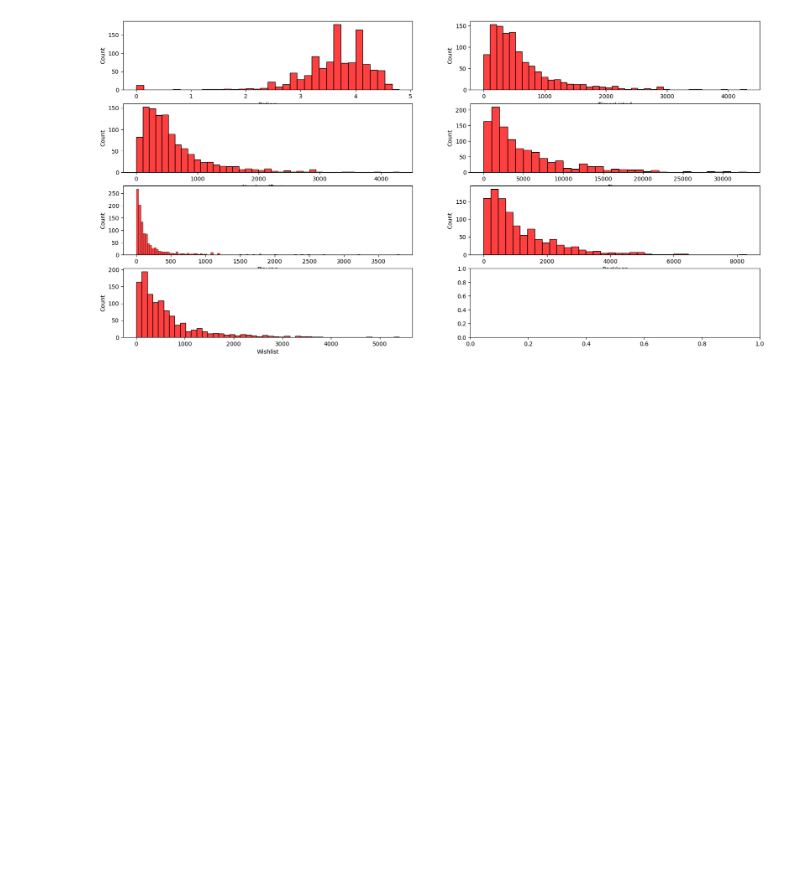
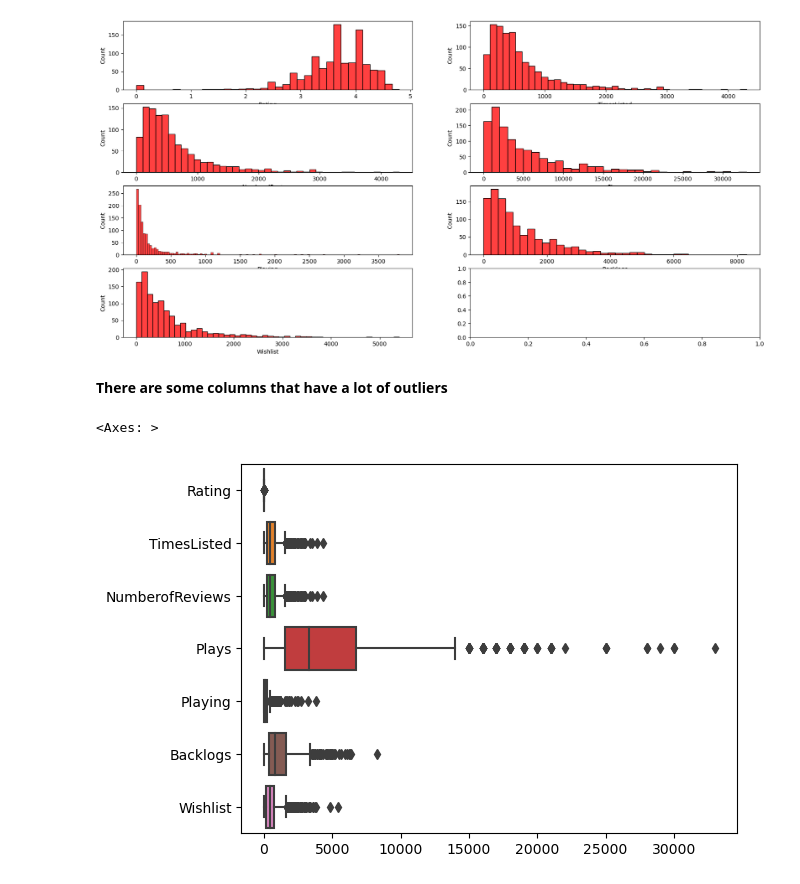
Before and after one commit to Setex10/Videogames-Dataframe, a Jupyter notebook: notebooks/notebook_2.ipynb, the cells around one changed output. Saved outputs shown, nothing was run; the diff lists cells and outputs as text; code cells hidden in the pictures; blank space fills up the shorter version.

Commit message:
New visualizations

```diff
--- a/notebooks/notebook_2.ipynb
+++ b/notebooks/notebook_2.ipynb
@@ -49,3 +59,10 @@ df_cols_numeric.describe()
 fig, ax = generate_visualization(df_cols_numeric, df_cols_numeric.columns, "histplot")
 # %% [output]
 [figure]
+# %% [markdown]
+**There are some columns that have a lot of outliers**
+# %%
+sns.boxplot(data = df_cols_numeric, orient = "h")
+# %% [output]
+<Axes: >
+[figure, added]
```
Also changed, not shown: parts of 16 cells of this notebook.
